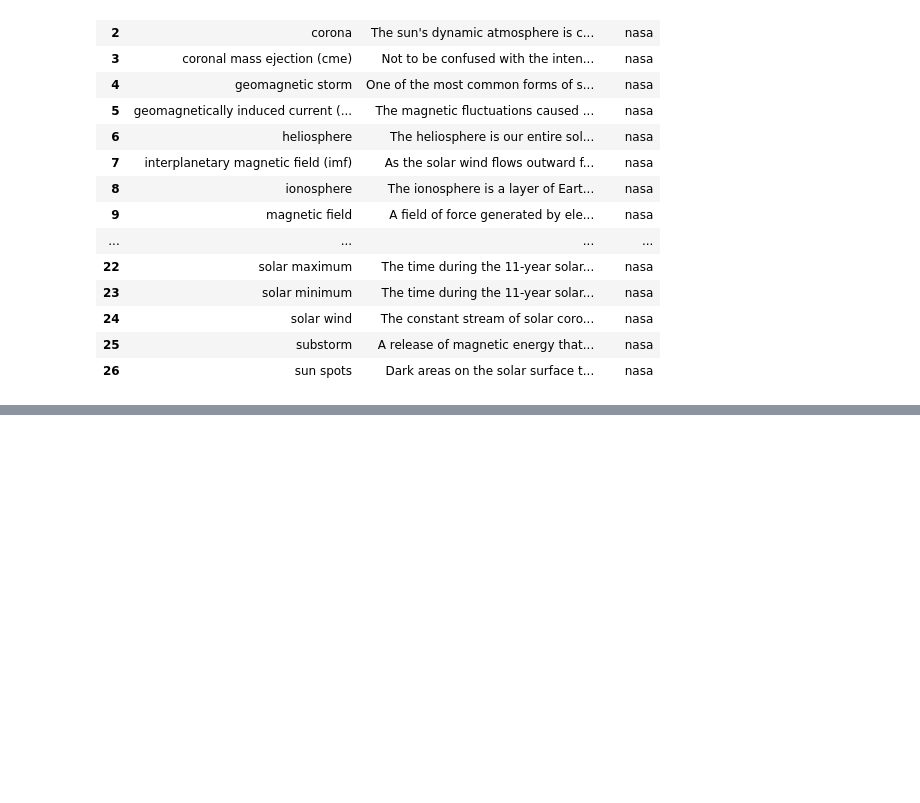
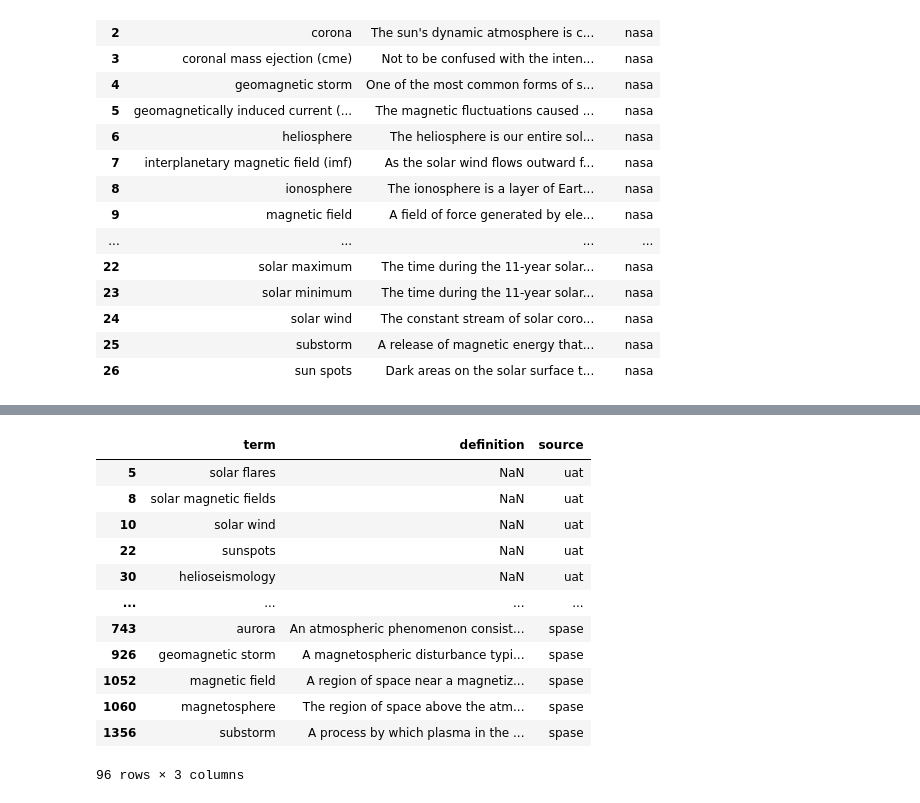
Before and after one commit to rmcgranaghan/Helio-KNOW, a Jupyter notebook: ADS_enrichment/compile_DB_existingVocabularies.ipynb, the cells around one changed output, grey strips where cells are left out. Cells and saved outputs as stored; diff of their text form; code cells hidden in the pictures; blank space fills up the shorter version.

```diff
--- a/ADS_enrichment/compile_DB_existingVocabularies.ipynb
+++ b/ADS_enrichment/compile_DB_existingVocabularies.ipynb
@@ -340,3 +396,24 @@ pd_terms_total_nonunique.to_csv(os.path.join(directory_vocabs,'nonunique_terms.c
 # %%
 # Read in NOAA Space Weather Glossary
 pd_noaa # Need to read from HTML: https://www.swpc.noaa.gov/content/space-weather-glossary
+# %%
+pd_terms_total_nonunique = pd_terms_total_nonunique.drop_duplicates(subset=['term'])
+pd_terms_total_nonunique = pd_terms_total_nonunique.drop_duplicates(subset=['term'])
+
+#
+# %%
+pd_terms_total_nonunique
+# %% [output]
+|  | term | definition | source |
+| 5 | solar flares | NaN | uat |
+| 8 | solar magnetic fields | NaN | uat |
+| 10 | solar wind | NaN | uat |
+| 22 | sunspots | NaN | uat |
+| 30 | helioseismology | NaN | uat |
+| ... | ... | ... | ... |
+| 743 | aurora | An atmospheric phenomenon consist... | spase |
+| 926 | geomagnetic storm | A magnetospheric disturbance typi... | spase |
+| 1052 | magnetic field | A region of space near a magnetiz... | spase |
+| 1060 | magnetosphere | The region of space above the atm... | spase |
+| 1356 | substorm | A process by which plasma in the ... | spase |
+96 rows × 3 columns
```
Also changed, not shown: parts of 12 cells of this notebook, 2 other files.
